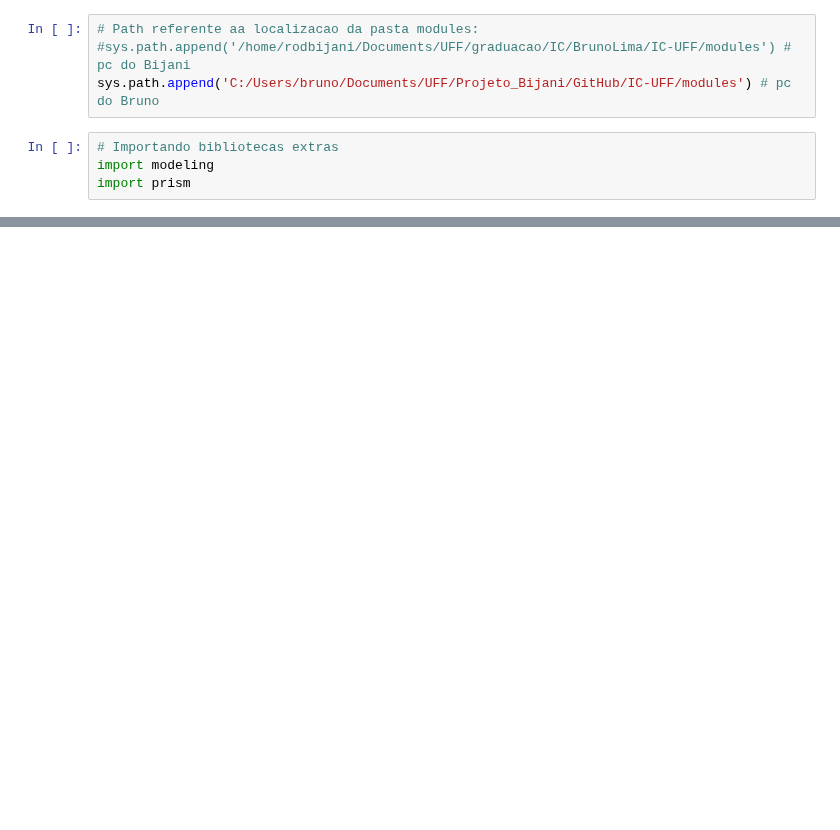
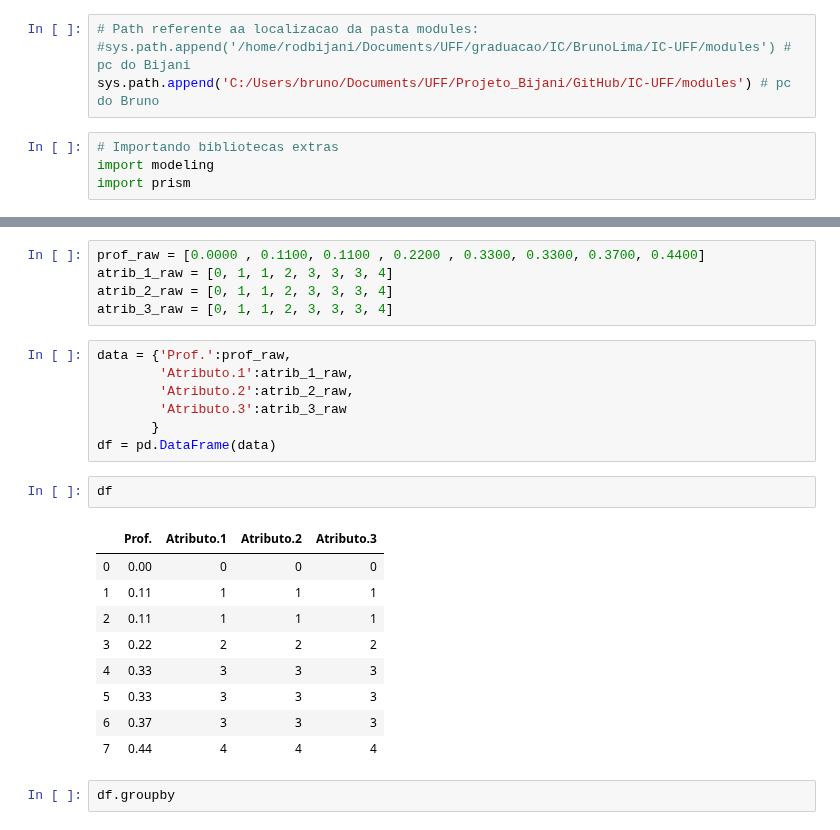
Before and after one commit to brunolf96/IC-UFF, a Jupyter notebook: modelagem_bacia.ipynb, the cells around one changed output, grey strips where cells are left out. Cells and saved outputs as stored; diff of their text form; blank space fills up the shorter version.

```diff
--- a/modelagem_bacia.ipynb
+++ b/modelagem_bacia.ipynb
@@ -268,0 +257,26 @@ plt.show( )
+# %%
+prof_raw = [0.0000 , 0.1100, 0.1100 , 0.2200 , 0.3300, 0.3300, 0.3700, 0.4400]
+atrib_1_raw = [0, 1, 1, 2, 3, 3, 3, 4]
+atrib_2_raw = [0, 1, 1, 2, 3, 3, 3, 4]
+atrib_3_raw = [0, 1, 1, 2, 3, 3, 3, 4]
+# %%
+data = {'Prof.':prof_raw,
+        'Atributo.1':atrib_1_raw,
+        'Atributo.2':atrib_2_raw,
+        'Atributo.3':atrib_3_raw
+       }
+df = pd.DataFrame(data)
+# %%
+df
+# %% [output]
+|  | Prof. | Atributo.1 | Atributo.2 | Atributo.3 |
+| 0 | 0.00 | 0 | 0 | 0 |
+| 1 | 0.11 | 1 | 1 | 1 |
+| 2 | 0.11 | 1 | 1 | 1 |
+| 3 | 0.22 | 2 | 2 | 2 |
+| 4 | 0.33 | 3 | 3 | 3 |
+| 5 | 0.33 | 3 | 3 | 3 |
+| 6 | 0.37 | 3 | 3 | 3 |
+| 7 | 0.44 | 4 | 4 | 4 |
+# %%
+df.groupby
```
Also changed, not shown: parts of 20 cells of this notebook.
